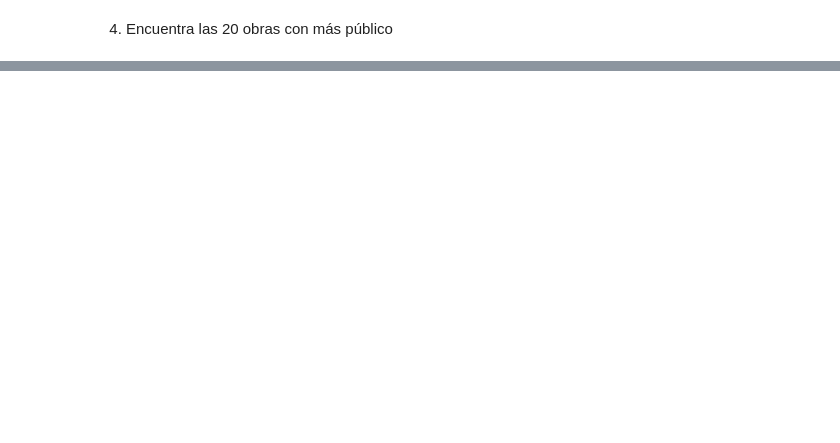
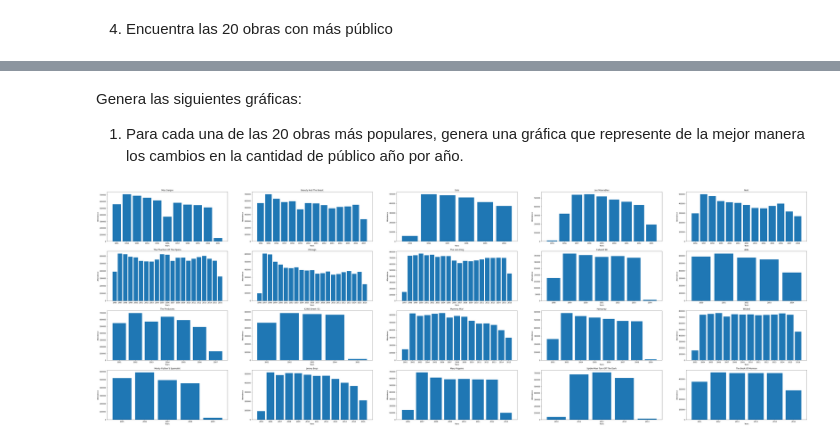
Before and after one commit to Felipelv199/herramientas-para-cd, a Jupyter notebook: homeworks/03-homework/main.ipynb, the cells around one changed output, grey strips where cells are left out. Drawn from its saved outputs; the diff is of its cells as text; code cells hidden in the pictures; blank space fills up the shorter version.

```diff
--- a/homeworks/03-homework/main.ipynb
+++ b/homeworks/03-homework/main.ipynb
@@ -23,9 +35,3 @@ for d in data:
     org_data.append(dic)
 # %% [markdown]
 2. Crea una lista de todas las obras que aparecen y cuéntalas.
-# %%
-plays = defaultdict(int)
-for d in org_data:
-    theatre = d["Show.Theatre"]
-    plays[theatre] += 1
-print(plays)
@@ -48,0 +46,7 @@ defaultdict(<class 'dict'>, {'1990': defaultdict(<class 'dict'>, {}), '1991': de
+# %%
+attendance_per_play = defaultdict(int)
+for d in org_data:
+    showName = d["Show.Name"]
+    staticsAttendance = d["Statistics.Attendance"]
+    attendance_per_play[showName] += int(staticsAttendance)
+attendance_per_play
@@ -58,0 +73,7 @@ Extra: Para la obra de Cats, genera una gráfica en la que se aprecie de la mejo
+# %%
+plays_attendance=[]
+for key in attendance_per_play:
+    plays_attendance.append((key, attendance_per_play[key]))
+plays_attendance.sort(key=lambda x: x[1], reverse=True)
+top_20_plays = plays_attendance[:20]
+top_20_plays
@@ -58,0 +101,55 @@ Extra: Para la obra de Cats, genera una gráfica en la que se aprecie de la mejo
+# %% [markdown]
+Genera las siguientes gráficas:
+1. Para cada una de las 20 obras más populares, genera una gráfica que represente de la mejor manera los cambios en la cantidad de público año por año.
+# %%
+import matplotlib.pyplot as plt
+import matplotlib.gridspec as gridspec
+import numpy as np
+
+top_20_plays_names = [play[0] for play in top_20_plays]
+top_20_plays_dict = defaultdict(dict)
+
+for d in org_data:
+    showName = d["Show.Name"]
+    if showName in top_20_plays_names:
+        staticsAttendance = int(d["Statistics.Attendance"])
+        dateYear = d["Date.Year"]
+        if top_20_plays_dict.get(showName) == None:
+            top_20_plays_dict[showName]={}
+            top_20_plays_dict[showName][dateYear] = staticsAttendance
+        else:
+            if top_20_plays_dict[showName].get(dateYear) == None:
+                top_20_plays_dict[showName][dateYear] = staticsAttendance
+            else:
+                top_20_plays_dict[showName][dateYear] += staticsAttendance
+
+t_subplots = 20
+t_cols = 5
+t_rows = t_subplots//t_cols
+t_rows += t_subplots % t_cols
+
+fig = plt.figure(constrained_layout=True, figsize=(75,25))
+spec = gridspec.GridSpec(ncols=t_cols, nrows=t_rows)
+counter_x = 0
+counter_y = 0
+
+for play in top_20_plays_dict:
+    ax = fig.add_subplot(spec[counter_y, counter_x])
+    counter_x += 1
+    if counter_x > t_cols-1:
+        counter_x = 0
+        counter_y += 1
+    years, attendence = zip(*top_20_plays_dict[play].items())
+    width = 5
+    n_years = len(years)
+    x = np.linspace(0, n_years + (width*n_years), num=n_years, endpoint=False)
+
+    ax.bar(x, attendence, width, tick_label=years)
+    ax.set_title(play)
+    ax.set_xlabel("Years")
+    ax.set_ylabel("Attendence")
+    fig.add_subplot(ax)
+
+plt.show()
+# %% [output]
+[figure, added]
```
Also changed, not shown: parts of 14 cells of this notebook, 1 other file.
